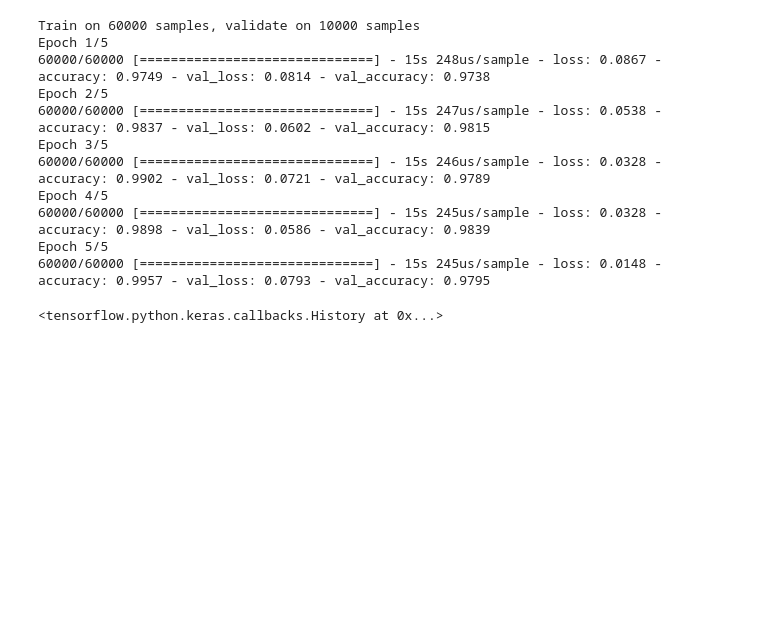
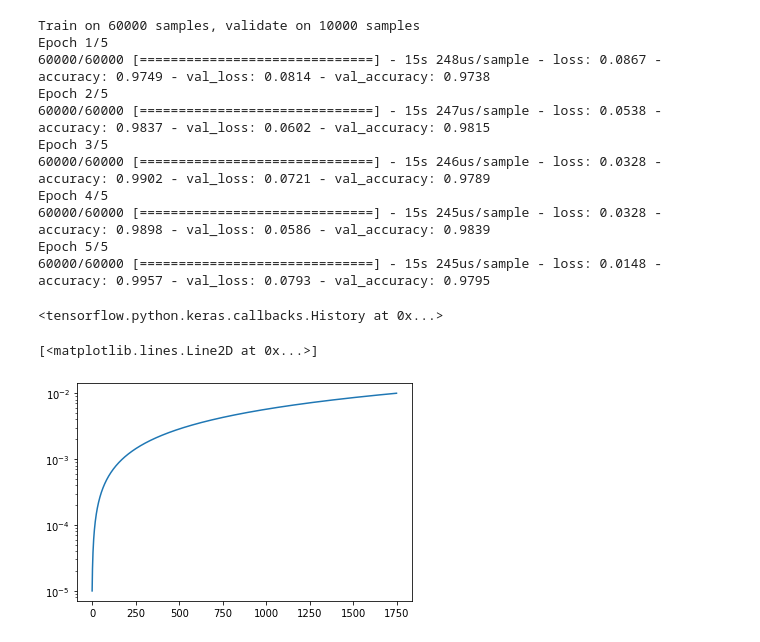
Before and after one commit to adimyth/datascience_stuff, a Jupyter notebook: tensorflow/cyclical_learning_rate.ipynb, the cells around one changed output. Drawn from its saved outputs; the diff is of its cells as text; code cells hidden in the pictures; blank space fills up the shorter version.

Commit message:
solves the mystery of curve lr plot 😅

```diff
--- a/tensorflow/cyclical_learning_rate.ipynb
+++ b/tensorflow/cyclical_learning_rate.ipynb
@@ -77,3 +87,16 @@ Epoch 4/5
 Epoch 5/5
 60000/60000 [==============================] - 15s 245us/sample - loss: 0.0148 - accuracy: 0.9957 - val_loss: 0.0793 - val_accuracy: 0.9795
 <tensorflow.python.keras.callbacks.History at 0x...>
+# %%
+def clr_calc(min_lr, max_lr, total_iterations):
+    lr_vals = []
+    for iteration in range(0, total_iterations):
+        x = iteration / total_iterations
+        lr_vals.append(min_lr + (max_lr-min_lr) * x)
+    return lr_vals
+# %%
+plt.yscale('log')
+plt.plot(range(1750), clr_calc(1e-5, 1e-2, 1750))
+# %% [output]
+[<matplotlib.lines.Line2D at 0x...>]
+[figure, added]
```
Also changed, not shown: parts of 1 cell of this notebook.
